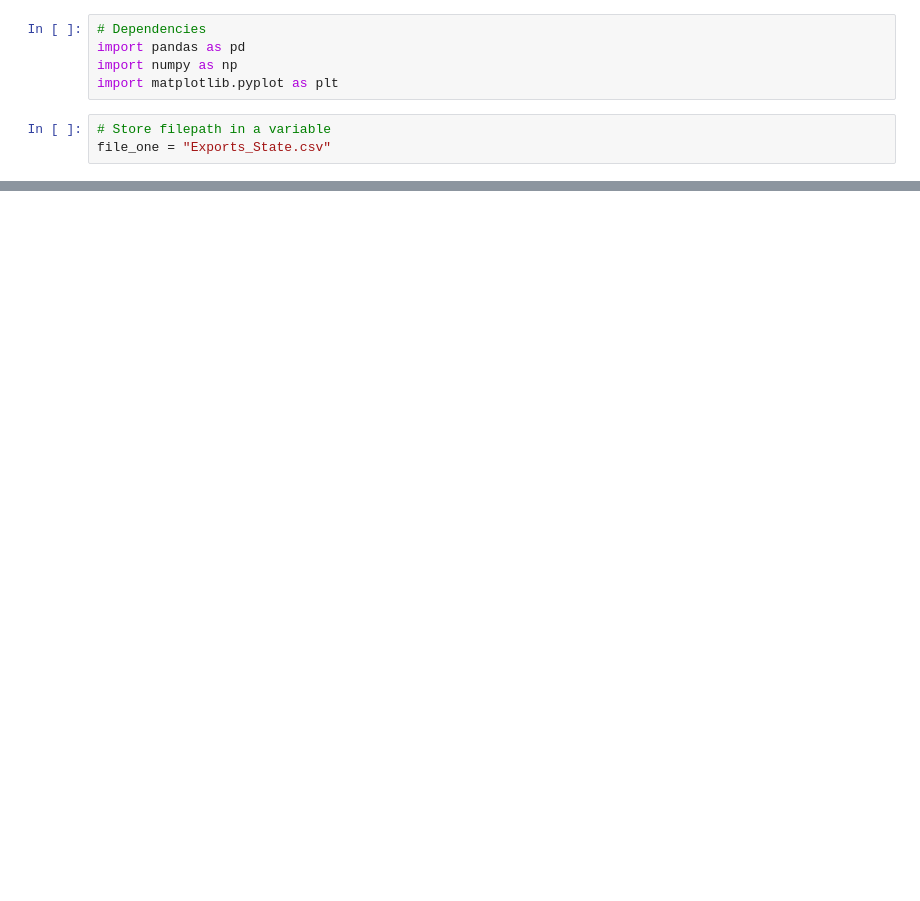
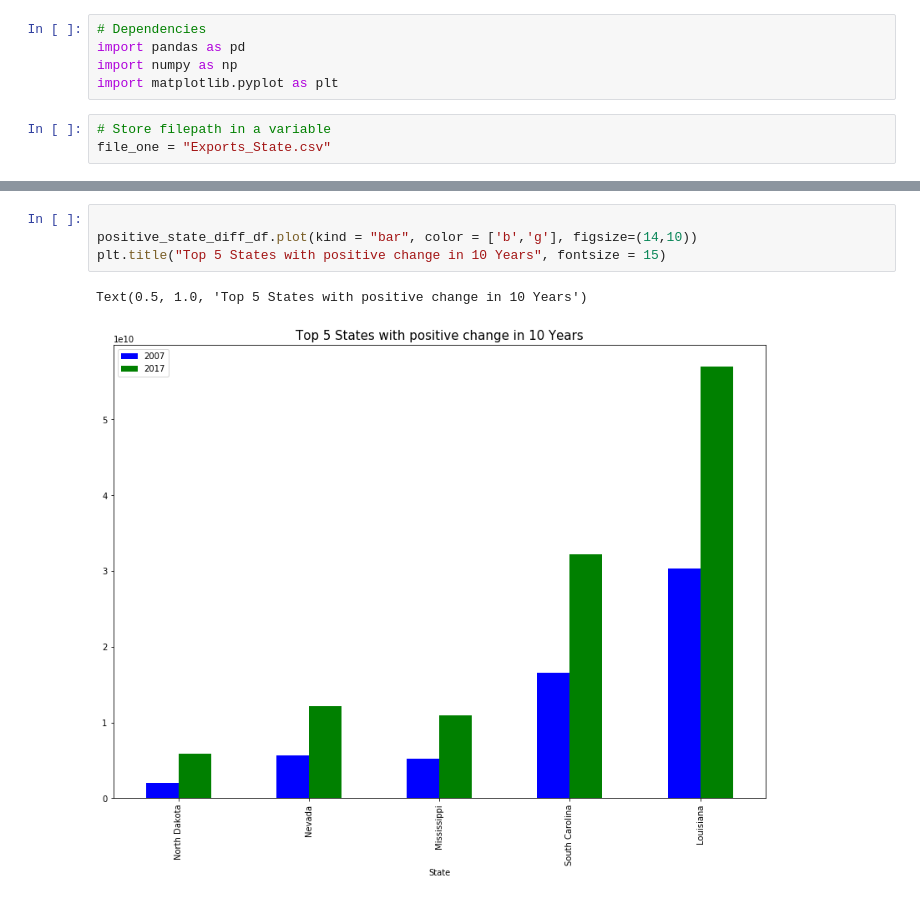
Before and after one commit to 8135tao/US-import-export, a Jupyter notebook: State_Exports_Dollar_Change.ipynb, the cells around one changed output, grey strips where cells are left out. Drawn from its saved outputs; the diff is of its cells as text; blank space fills up the shorter version.

```diff
--- a/State_Exports_Dollar_Change.ipynb
+++ b/State_Exports_Dollar_Change.ipynb
@@ -66,0 +74,7 @@ Text(0.5, 1.0, 'Top 5 states with most negative % change over 10 years')
+# %%
+
+positive_state_diff_df.plot(kind = "bar", color = ['b','g'], figsize=(14,10))
+plt.title("Top 5 States with positive change in 10 Years", fontsize = 15)
+# %% [output]
+Text(0.5, 1.0, 'Top 5 States with positive change in 10 Years')
+[figure, added]
```
Also changed, not shown: parts of 8 cells of this notebook.
